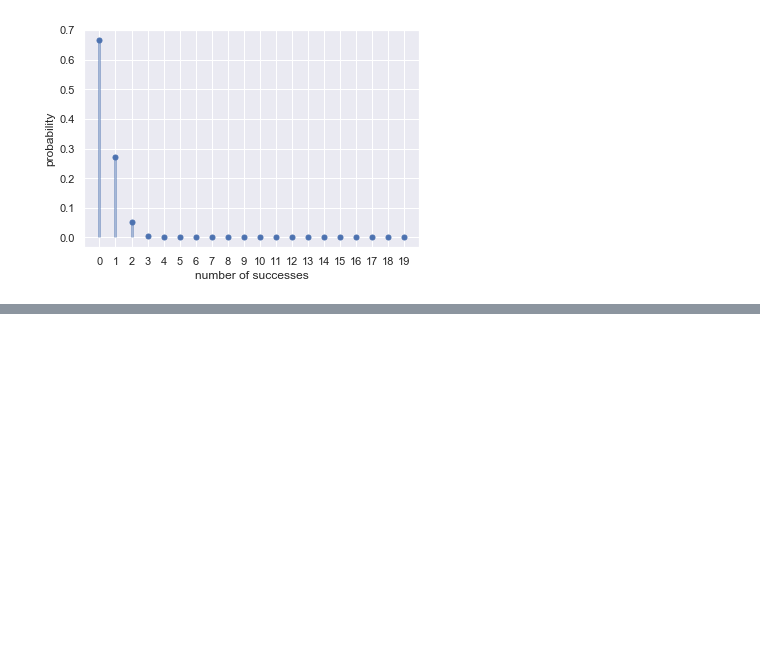
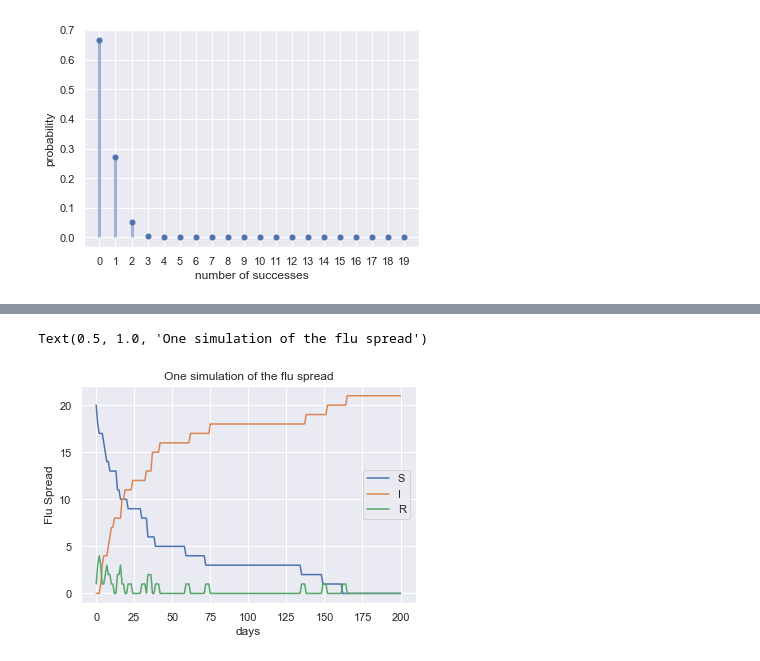
Before and after one commit to jdills26/isye6644, a Jupyter notebook: project.ipynb, the cells around one changed output, grey strips where cells are left out. Cells and saved outputs as stored; diff of their text form; code cells hidden in the pictures; blank space fills up the shorter version.

```diff
--- a/project.ipynb
+++ b/project.ipynb
@@ -202,0 +205,24 @@ Text(0, 0.5, 'Infectives')
+# %%
+#RUN 1000 times
+
+S = []
+I = []
+R = []
+for i in range(0,1000):
+    si, ii, ri = simulate_flu()
+    S.append(si)
+    I.append(ii)
+    R.append(ri)
+# %%
+days = np.arange(0, 201, 1) # just for plotting purposes
+# %%
+plt.plot(days, S[0], label = 'S')
+plt.plot(days, R[0], label = 'I')
+plt.plot(days, I[0], label = 'R')
+plt.xlabel('days')
+plt.ylabel('Flu Spread')
+plt.legend()
+plt.title('One simulation of the flu spread')
+# %% [output]
+Text(0.5, 1.0, 'One simulation of the flu spread')
+[figure, added]
```
Also changed, not shown: parts of 39 cells of this notebook.
